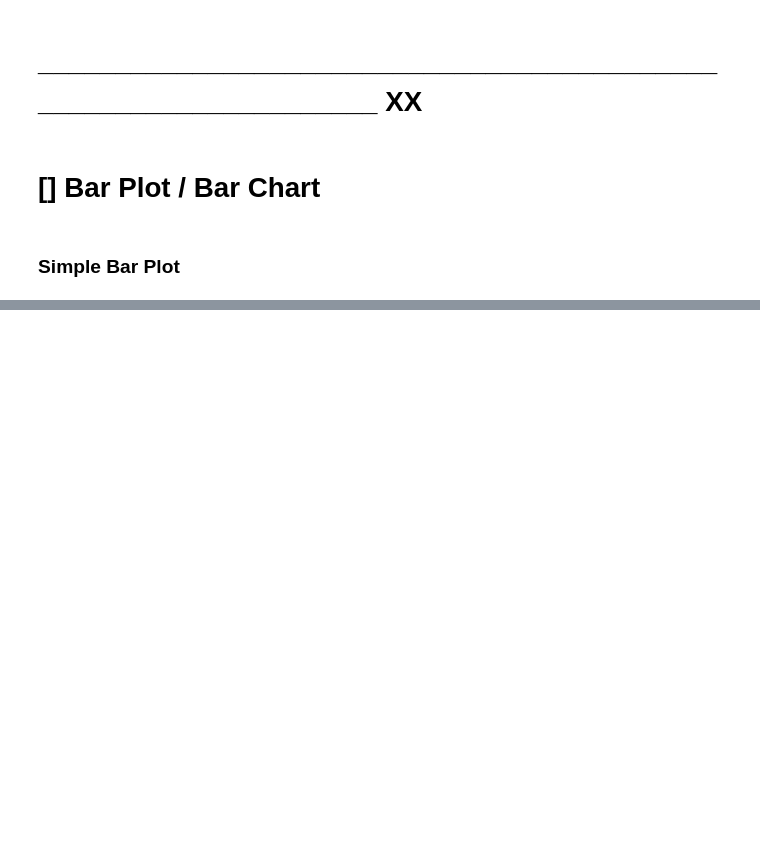
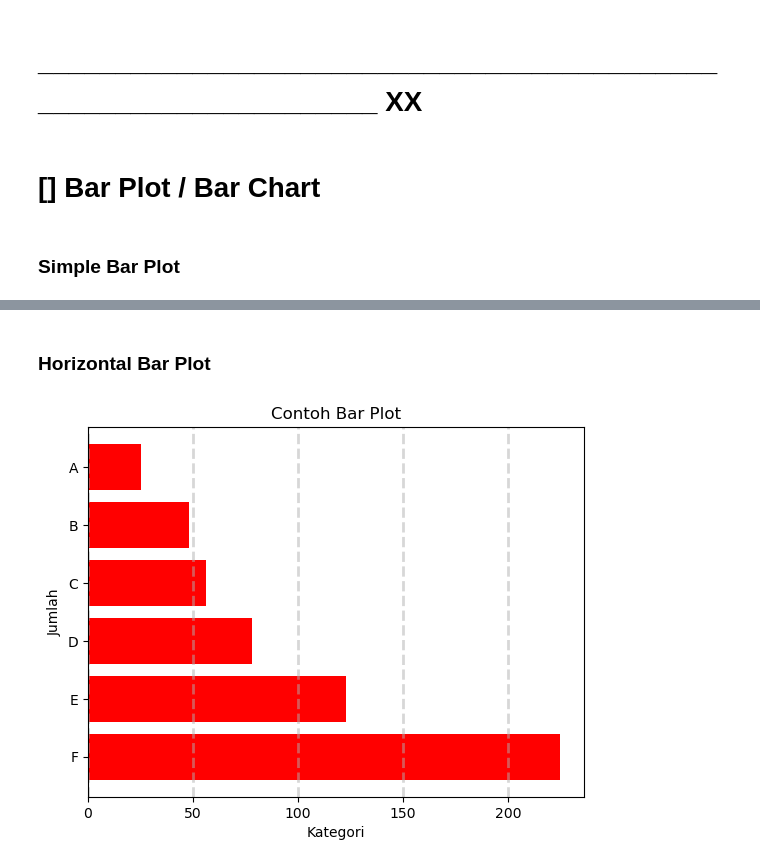
Before and after one commit to Edy-Mochamad/Learn-visualization-data, a Jupyter notebook: pengenalan-Matplotlib.ipynb, the cells around one changed output, grey strips where cells are left out. Drawn from its saved outputs; the diff is of its cells as text; code cells hidden in the pictures; blank space fills up the shorter version.

```diff
--- a/pengenalan-Matplotlib.ipynb
+++ b/pengenalan-Matplotlib.ipynb
@@ -508,0 +534,23 @@ plt.show()
+# %% [markdown]
+### **Horizontal Bar Plot**
+# %%
+plt.barh( #bedanya tambahkan h pada tulisan bar-nya, menjadi barh
+    kategori[::-1], #dan tambahkan parameter [::-1]
+    data[::-1], #harus mengubah disemua data, tidak hanya satu saja
+    color = 'r'
+)
+
+plt.grid(
+    linestyle = '--',
+    linewidth = 2, #mengatur ketebalan dari linestyle
+    axis = 'x', #berguna untuk memunculkan linestylenya dari axis mana. pilihannya : x, y, both
+    alpha = 0.50
+)
+
+plt.xlabel('Kategori')
+plt.ylabel('Jumlah')
+plt.title('Contoh Bar Plot')
+
+plt.show()
+# %% [output]
+[figure, added]
```
Also changed, not shown: parts of 4 cells of this notebook.
